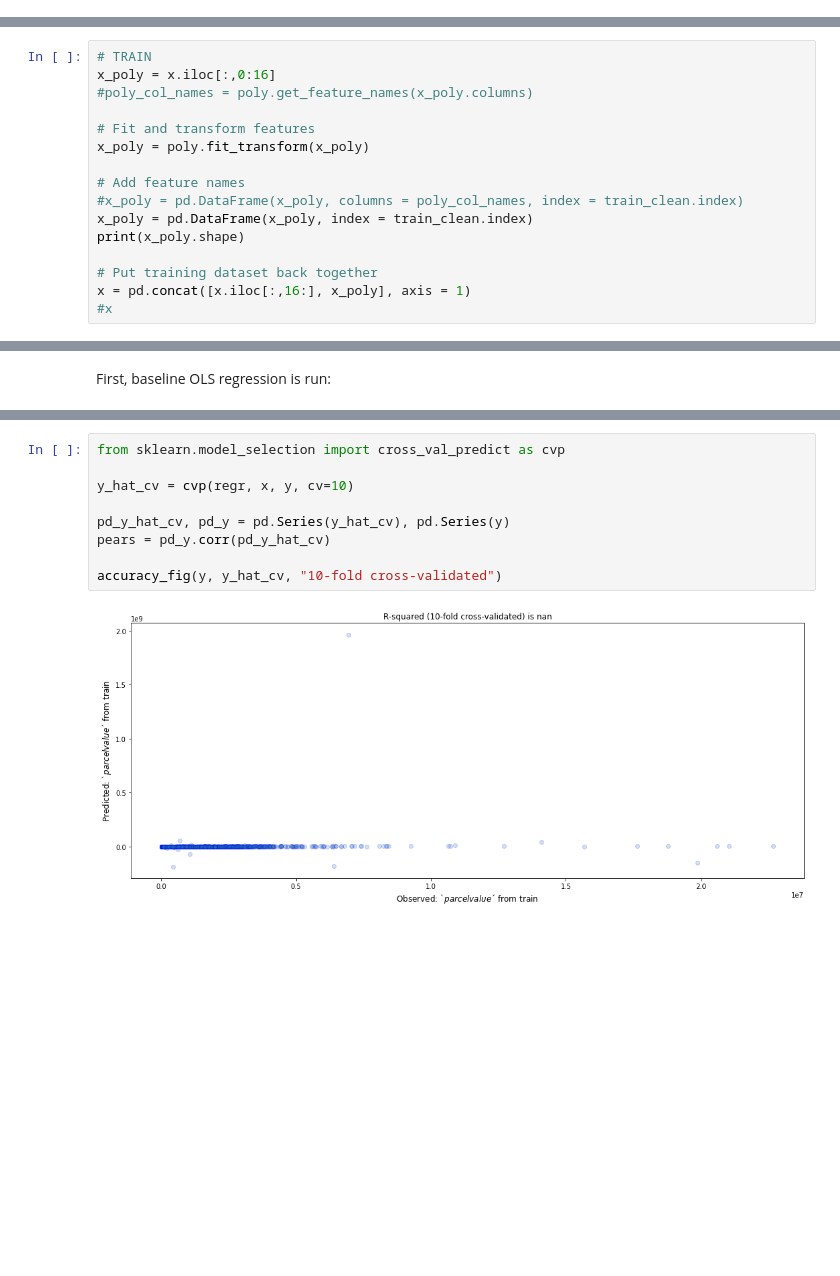
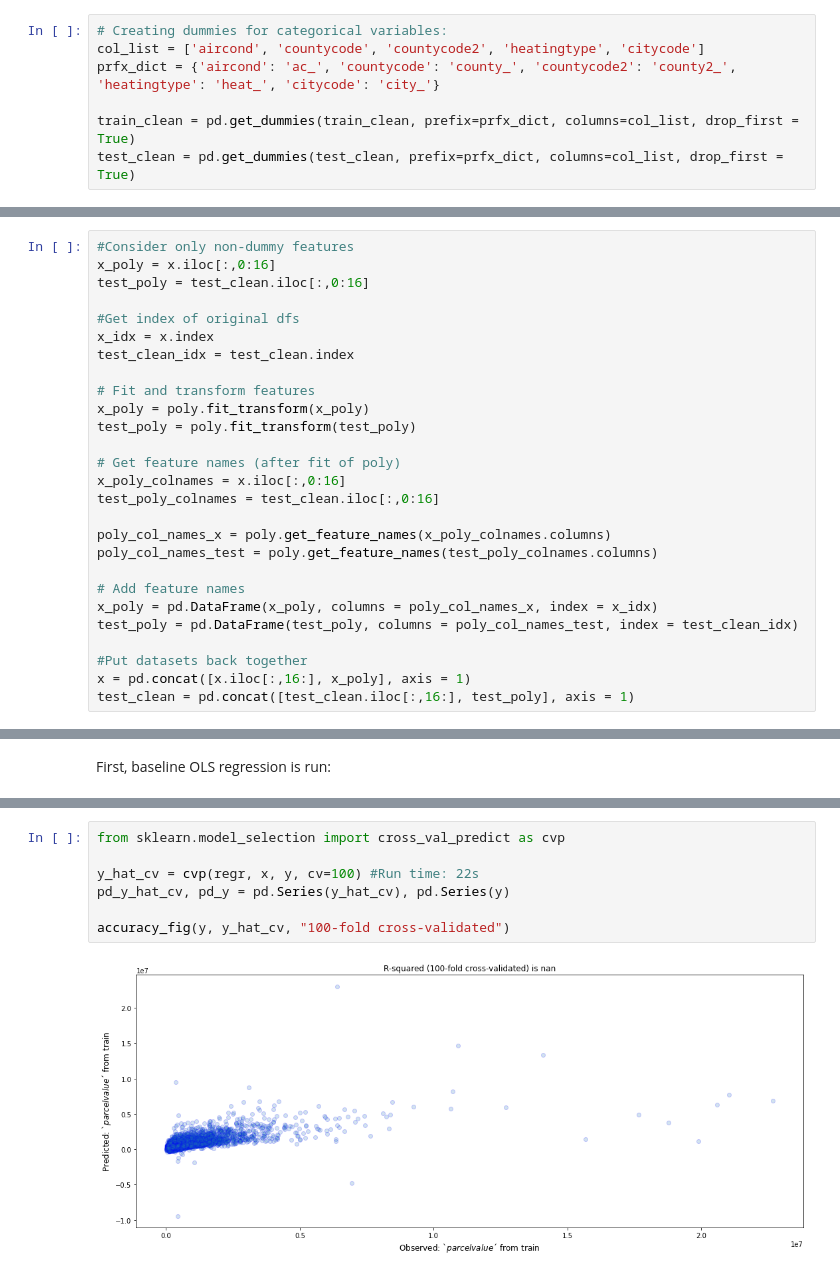
Before and after one commit to MathiasSchindlerCPH/BSE-CML1-repo, a Jupyter notebook: Project1_LinearModels/Mathias_Schindler_linmodels_project.ipynb, the cells around one changed output, grey strips where cells are left out. Drawn from its saved outputs; the diff is of its cells as text; blank space fills up the shorter version.

```diff
--- a/Project1_LinearModels/Mathias_Schindler_linmodels_project.ipynb
+++ b/Project1_LinearModels/Mathias_Schindler_linmodels_project.ipynb
@@ -339,3 +374,10 @@ test_clean = pd.get_dummies(test_clean, prefix=['city_'], columns=['citycode'],
+# %%
+# Creating dummies for categorical variables:
+col_list = ['aircond', 'countycode', 'countycode2', 'heatingtype', 'citycode']
+prfx_dict = {'aircond': 'ac_', 'countycode': 'county_', 'countycode2': 'county2_', 'heatingtype': 'heat_', 'citycode': 'city_'}
+
+train_clean = pd.get_dummies(train_clean, prefix=prfx_dict, columns=col_list, drop_first = True)
+test_clean = pd.get_dummies(test_clean, prefix=prfx_dict, columns=col_list, drop_first = True)
 # %%
 # Check difference in columns
 train_clean.name, test_clean.name = "train", "test"
@@ -415,16 +442,27 @@ poly = plf(degree, include_bias = False)
 # %%
-# TRAIN
+#Consider only non-dummy features
 x_poly = x.iloc[:,0:16]
-#poly_col_names = poly.get_feature_names(x_poly.columns)
+test_poly = test_clean.iloc[:,0:16]
+
+#Get index of original dfs
+x_idx = x.index
+test_clean_idx = test_clean.index
 
 # Fit and transform features
 x_poly = poly.fit_transform(x_poly)
+test_poly = poly.fit_transform(test_poly)
+
+# Get feature names (after fit of poly)
+x_poly_colnames = x.iloc[:,0:16]
+test_poly_colnames = test_clean.iloc[:,0:16]
+
+poly_col_names_x = poly.get_feature_names(x_poly_colnames.columns)
+poly_col_names_test = poly.get_feature_names(test_poly_colnames.columns)
 
 # Add feature names
-#x_poly = pd.DataFrame(x_poly, columns = poly_col_names, index = train_clean.index)
-x_poly = pd.DataFrame(x_poly, index = train_clean.index)
-print(x_poly.shape)
+x_poly = pd.DataFrame(x_poly, columns = poly_col_names_x, index = x_idx)
+test_poly = pd.DataFrame(test_poly, columns = poly_col_names_test, index = test_clean_idx)
 
-# Put training dataset back together
+#Put datasets back together
 x = pd.concat([x.iloc[:,16:], x_poly], axis = 1)
-#x
+test_clean = pd.concat([test_clean.iloc[:,16:], test_poly], axis = 1)
@@ -516,12 +539,10 @@ Estimating out-of-sample accuracy employing cross-validation. A 10-fold splittin
 # %%
 from sklearn.model_selection import cross_val_predict as cvp
 
-y_hat_cv = cvp(regr, x, y, cv=10)
+y_hat_cv = cvp(regr, x, y, cv=100) #Run time: 22s
+pd_y_hat_cv, pd_y = pd.Series(y_hat_cv), pd.Series(y)
 
-pd_y_hat_cv, pd_y = pd.Series(y_hat_cv), pd.Series(y)
-pears = pd_y.corr(pd_y_hat_cv)
-
-accuracy_fig(y, y_hat_cv, "10-fold cross-validated")
+accuracy_fig(y, y_hat_cv, "100-fold cross-validated")
 # %% [output]
-[figure, old version]
+[figure, new version]
 # %% [markdown]
```
Also changed, not shown: parts of 57 cells of this notebook.
